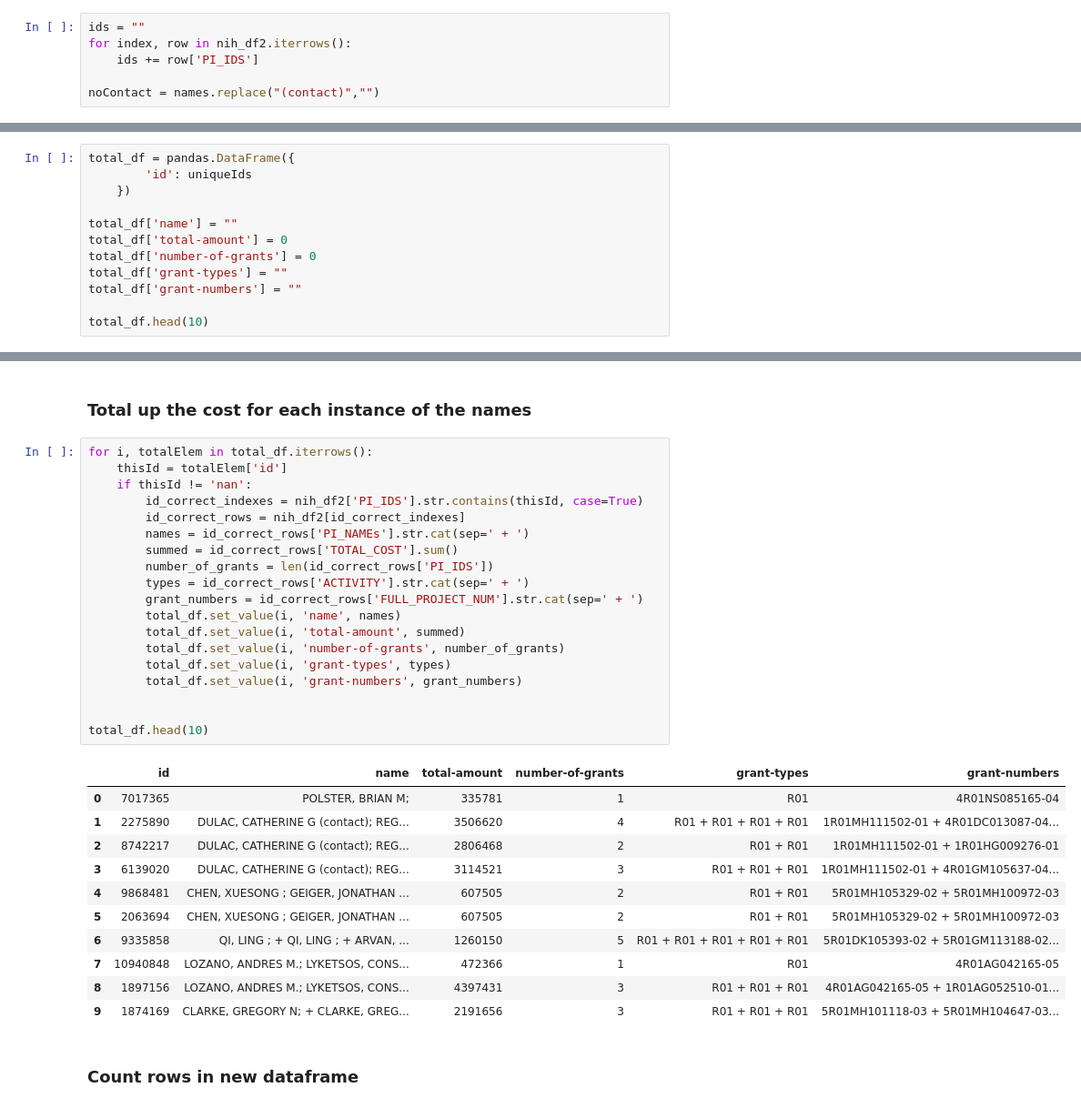
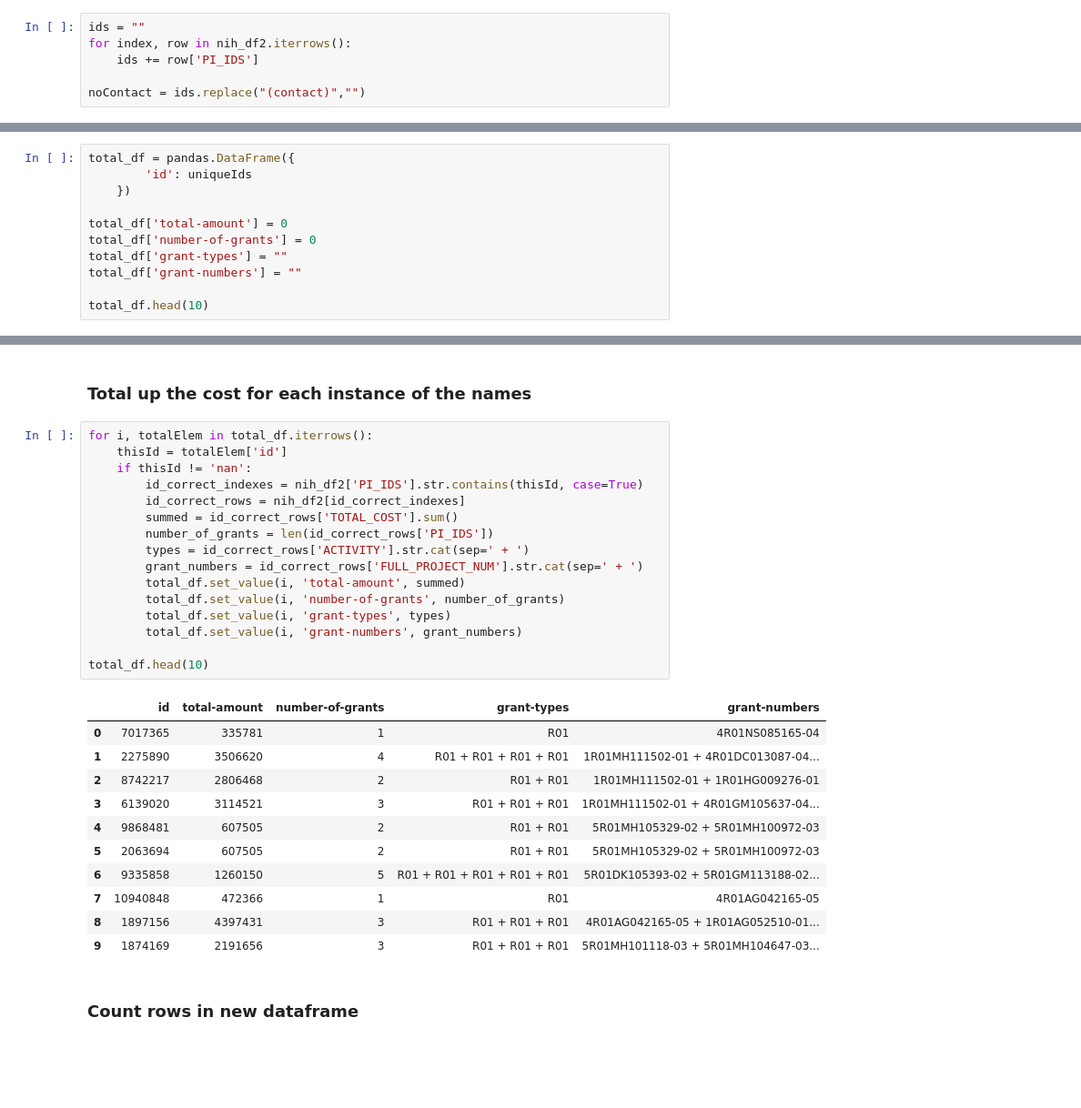
Before and after one commit to chris-creditdesign/nih-awards, a Jupyter notebook: NIH Sandbox.ipynb, the cells around one changed output, grey strips where cells are left out. Shown: that part at 91% size. Cells and saved outputs as stored; diff of their text form; blank space fills up the shorter version.

```diff
--- a/NIH Sandbox.ipynb
+++ b/NIH Sandbox.ipynb
@@ -89,7 +89,7 @@ ids = ""
 for index, row in nih_df2.iterrows():
     ids += row['PI_IDS']
 
-noContact = names.replace("(contact)","")
+noContact = ids.replace("(contact)","")
 # %% [markdown]
 ### Split the string into a list on each semicolon
 # %%
@@ -132,7 +132,6 @@ total_df = pandas.DataFrame({
         'id': uniqueIds
     })
 
-total_df['name'] = ""
 total_df['total-amount'] = 0
 total_df['number-of-grants'] = 0
 total_df['grant-types'] = ""
@@ -156,34 +155,31 @@ total_df.head(10)
 # %%
 for i, totalElem in total_df.iterrows():
     thisId = totalElem['id']
     if thisId != 'nan':
         id_correct_indexes = nih_df2['PI_IDS'].str.contains(thisId, case=True)
         id_correct_rows = nih_df2[id_correct_indexes]
-        names = id_correct_rows['PI_NAMEs'].str.cat(sep=' + ')
         summed = id_correct_rows['TOTAL_COST'].sum()
         number_of_grants = len(id_correct_rows['PI_IDS'])
         types = id_correct_rows['ACTIVITY'].str.cat(sep=' + ')
         grant_numbers = id_correct_rows['FULL_PROJECT_NUM'].str.cat(sep=' + ')
-        total_df.set_value(i, 'name', names)
         total_df.set_value(i, 'total-amount', summed)
         total_df.set_value(i, 'number-of-grants', number_of_grants)
         total_df.set_value(i, 'grant-types', types)
         total_df.set_value(i, 'grant-numbers', grant_numbers)
 
-
 total_df.head(10)
 # %% [output]
-|  | id | name | total-amount | number-of-grants | grant-types | grant-numbers |
-| 0 | 7017365 | POLSTER, BRIAN M; | 335781 | 1 | R01 | 4R01NS085165-04 |
-| 1 | 2275890 | DULAC, CATHERINE G (contact); REG... | 3506620 | 4 | R01 + R01 + R01 + R01 | 1R01MH111502-01 + 4R01DC013087-04... |
-| 2 | 8742217 | DULAC, CATHERINE G (contact); REG... | 2806468 | 2 | R01 + R01 | 1R01MH111502-01 + 1R01HG009276-01 |
-| 3 | 6139020 | DULAC, CATHERINE G (contact); REG... | 3114521 | 3 | R01 + R01 + R01 | 1R01MH111502-01 + 4R01GM105637-04... |
-| 4 | 9868481 | CHEN, XUESONG ; GEIGER, JONATHAN ... | 607505 | 2 | R01 + R01 | 5R01MH105329-02 + 5R01MH100972-03 |
-| 5 | 2063694 | CHEN, XUESONG ; GEIGER, JONATHAN ... | 607505 | 2 | R01 + R01 | 5R01MH105329-02 + 5R01MH100972-03 |
-| 6 | 9335858 | QI, LING ; + QI, LING ; + ARVAN, ... | 1260150 | 5 | R01 + R01 + R01 + R01 + R01 | 5R01DK105393-02 + 5R01GM113188-02... |
-| 7 | 10940848 | LOZANO, ANDRES M.; LYKETSOS, CONS... | 472366 | 1 | R01 | 4R01AG042165-05 |
-| 8 | 1897156 | LOZANO, ANDRES M.; LYKETSOS, CONS... | 4397431 | 3 | R01 + R01 + R01 | 4R01AG042165-05 + 1R01AG052510-01... |
-| 9 | 1874169 | CLARKE, GREGORY N; + CLARKE, GREG... | 2191656 | 3 | R01 + R01 + R01 | 5R01MH101118-03 + 5R01MH104647-03... |
+|  | id | total-amount | number-of-grants | grant-types | grant-numbers |
+| 0 | 7017365 | 335781 | 1 | R01 | 4R01NS085165-04 |
+| 1 | 2275890 | 3506620 | 4 | R01 + R01 + R01 + R01 | 1R01MH111502-01 + 4R01DC013087-04... |
+| 2 | 8742217 | 2806468 | 2 | R01 + R01 | 1R01MH111502-01 + 1R01HG009276-01 |
+| 3 | 6139020 | 3114521 | 3 | R01 + R01 + R01 | 1R01MH111502-01 + 4R01GM105637-04... |
+| 4 | 9868481 | 607505 | 2 | R01 + R01 | 5R01MH105329-02 + 5R01MH100972-03 |
+| 5 | 2063694 | 607505 | 2 | R01 + R01 | 5R01MH105329-02 + 5R01MH100972-03 |
+| 6 | 9335858 | 1260150 | 5 | R01 + R01 + R01 + R01 + R01 | 5R01DK105393-02 + 5R01GM113188-02... |
+| 7 | 10940848 | 472366 | 1 | R01 | 4R01AG042165-05 |
+| 8 | 1897156 | 4397431 | 3 | R01 + R01 + R01 | 4R01AG042165-05 + 1R01AG052510-01... |
+| 9 | 1874169 | 2191656 | 3 | R01 + R01 + R01 | 5R01MH101118-03 + 5R01MH104647-03... |
 # %% [markdown]
 ### Count rows in new dataframe
 # %%
```
Also changed, not shown: parts of 15 cells of this notebook.
